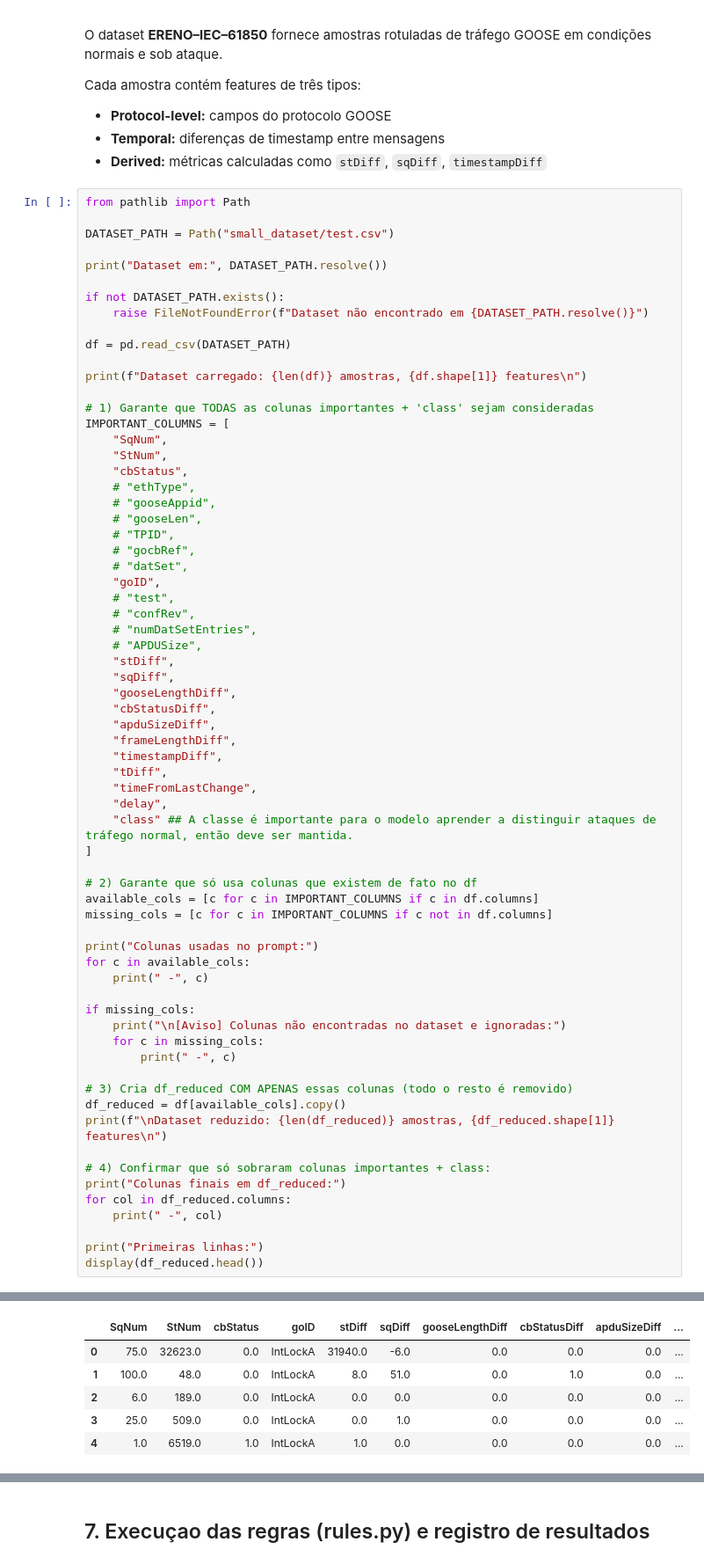
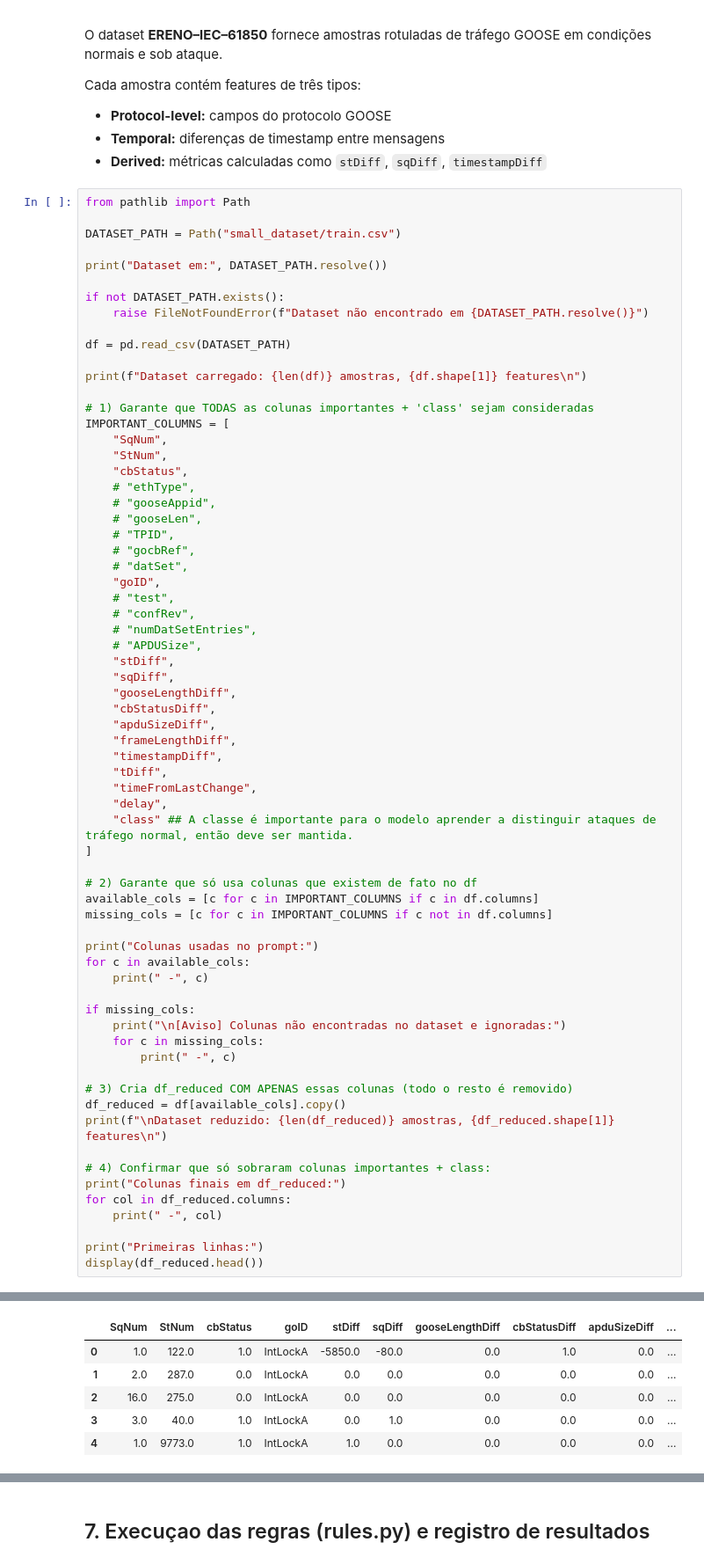
Before and after one commit to lucastuxnet/SBRC_2026, a Jupyter notebook: SBRC_2026_LLM_IDS_GOOSE.ipynb, the cells around one changed output, grey strips where cells are left out. Shown at 88% size. Drawn from its saved outputs; the diff is of its cells as text.

```diff
--- a/SBRC_2026_LLM_IDS_GOOSE.ipynb
+++ b/SBRC_2026_LLM_IDS_GOOSE.ipynb
@@ -140,7 +141,7 @@ Cada amostra contém features de três tipos:
 # %%
 from pathlib import Path
 
-DATASET_PATH = Path("small_dataset/test.csv")
+DATASET_PATH = Path("small_dataset/train.csv")
 
 print("Dataset em:", DATASET_PATH.resolve())
 
@@ -210,22 +211,22 @@ Dataset carregado: 793 amostras, 52 features
 
 Colunas usadas no prompt:
  - SqNum
  - StNum
  - cbStatus
  - goID
  - stDiff
  - sqDiff
  - gooseLengthDiff
  - cbStatusDiff
 ... (23 lines left out)
  - timeFromLastChange
  - delay
  - class
 Primeiras linhas:
 |  | SqNum | StNum | cbStatus | goID | stDiff | sqDiff | gooseLengthDiff | cbStatusDiff | apduSizeDiff | ... |
-| 0 | 75.0 | 32623.0 | 0.0 | IntLockA | 31940.0 | -6.0 | 0.0 | 0.0 | 0.0 | ... |
-| 1 | 100.0 | 48.0 | 0.0 | IntLockA | 8.0 | 51.0 | 0.0 | 1.0 | 0.0 | ... |
-| 2 | 6.0 | 189.0 | 0.0 | IntLockA | 0.0 | 0.0 | 0.0 | 0.0 | 0.0 | ... |
-| 3 | 25.0 | 509.0 | 0.0 | IntLockA | 0.0 | 1.0 | 0.0 | 0.0 | 0.0 | ... |
-| 4 | 1.0 | 6519.0 | 1.0 | IntLockA | 1.0 | 0.0 | 0.0 | 0.0 | 0.0 | ... |
+| 0 | 1.0 | 122.0 | 1.0 | IntLockA | -5850.0 | -80.0 | 0.0 | 1.0 | 0.0 | ... |
+| 1 | 2.0 | 287.0 | 0.0 | IntLockA | 0.0 | 0.0 | 0.0 | 0.0 | 0.0 | ... |
+| 2 | 16.0 | 275.0 | 0.0 | IntLockA | 0.0 | 0.0 | 0.0 | 0.0 | 0.0 | ... |
+| 3 | 3.0 | 40.0 | 1.0 | IntLockA | 0.0 | 1.0 | 0.0 | 0.0 | 0.0 | ... |
+| 4 | 1.0 | 9773.0 | 1.0 | IntLockA | 1.0 | 0.0 | 0.0 | 0.0 | 0.0 | ... |
 # %% [markdown]
```
Also changed, not shown: parts of 13 cells of this notebook, 8 other files.
